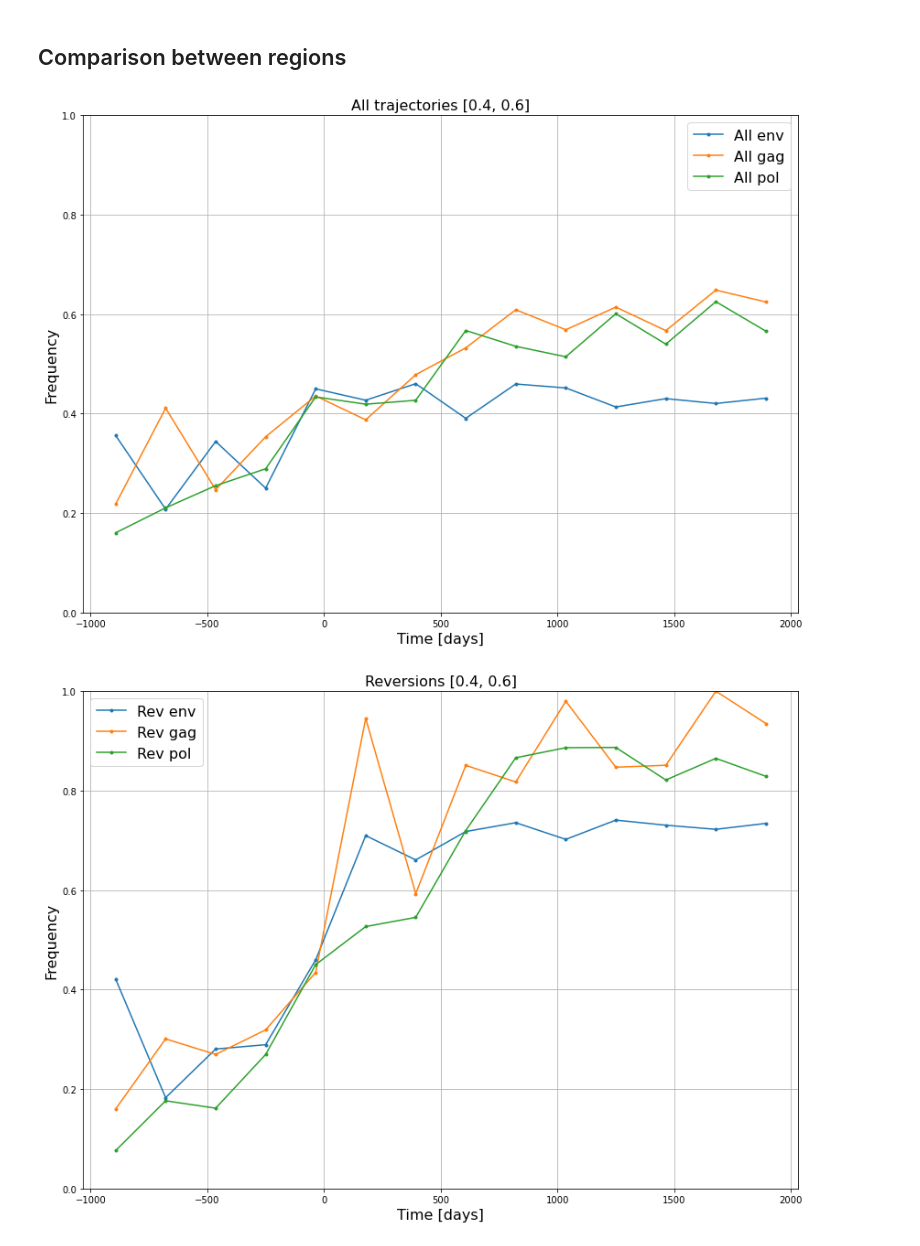
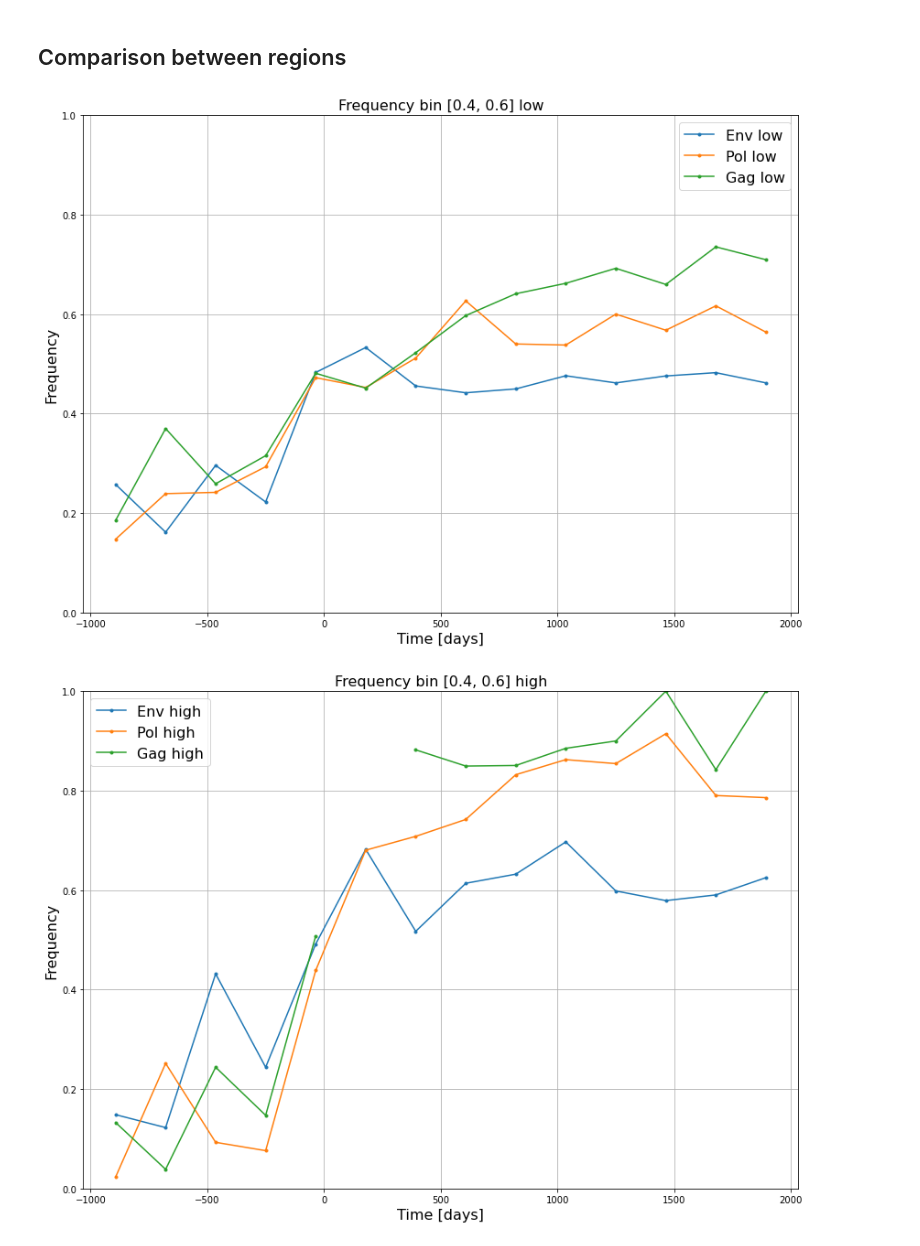
Before and after one commit to neherlab/HIVEVO_recombination, a Jupyter notebook: notebooks/Fitness.ipynb, the cells around one changed output. Cells and saved outputs as stored; diff of their text form; code cells hidden in the pictures.

Commit message:
Region comparison plots

```diff
--- a/notebooks/Fitness.ipynb
+++ b/notebooks/Fitness.ipynb
@@ -238,68 +238,31 @@ plt.show()
 [figure]
 # %% [markdown]
 ## Comparison between regions
-# %%
-patient_names = ["p1", "p2", "p3", "p4", "p5", "p6", "p8", "p9", "p11"]
-freq_range = [0.4, 0.5]
-nb_bins = 15
-fontsize = 16
-
-region = "env"
-trajectories = create_all_patient_trajectories(region, patient_names)
-rev_traj = copy.deepcopy([traj for traj in trajectories if traj.reversion == True])
-rev_syn_traj = copy.deepcopy([traj for traj in rev_traj if traj.synonymous == True])
-rev_non_syn_traj = copy.deepcopy([traj for traj in rev_traj if traj.synonymous == False])
-time_bins, mean_rev1 = get_mean_in_time(rev_traj, nb_bins, freq_range)
-time_bins, mean_rev_syn1 = get_mean_in_time(rev_syn_traj, nb_bins, freq_range)
-_, mean_all1 = get_mean_in_time(trajectories, nb_bins, freq_range)
-time_bins, mean_rev_non_syn1 = get_mean_in_time(rev_non_syn_traj, nb_bins, freq_range)
-
-
-region = "gag"
-trajectories = create_all_patient_trajectories(region, patient_names)
-rev_traj = copy.deepcopy([traj for traj in trajectories if traj.reversion == True])
-rev_syn_traj = copy.deepcopy([traj for traj in rev_traj if traj.synonymous == True])
-rev_non_syn_traj = copy.deepcopy([traj for traj in rev_traj if traj.synonymous == False])
-time_bins, mean_rev2 = get_mean_in_time(rev_traj, nb_bins, freq_range)
-time_bins, mean_rev_syn2 = get_mean_in_time(rev_syn_traj, nb_bins, freq_range)
-_, mean_all2 = get_mean_in_time(trajectories, nb_bins, freq_range)
-time_bins, mean_rev_non_syn2 = get_mean_in_time(rev_non_syn_traj, nb_bins, freq_range)
-
-
-region = "pol"
-trajectories = create_all_patient_trajectories(region, patient_names)
-rev_traj = copy.deepcopy([traj for traj in trajectories if traj.reversion == True])
-rev_syn_traj = copy.deepcopy([traj for traj in rev_traj if traj.synonymous == True])
-rev_non_syn_traj = copy.deepcopy([traj for traj in rev_traj if traj.synonymous == False])
-time_bins, mean_rev3 = get_mean_in_time(rev_traj, nb_bins, freq_range)
-time_bins, mean_rev_syn3 = get_mean_in_time(rev_syn_traj, nb_bins, freq_range)
-_, mean_all3 = get_mean_in_time(trajectories, nb_bins, freq_range)
-time_bins, mean_rev_non_syn3 = get_mean_in_time(rev_non_syn_traj, nb_bins, freq_range)
 # %%
 plt.figure(figsize=(14,10))
-plt.plot(time_bins, mean_all1, '.-', label="All env")
-plt.plot(time_bins, mean_all2, '.-', label="All gag")
-plt.plot(time_bins, mean_all3, '.-', label="All pol")
+plt.plot(time_bins, mean_env_low2, '.-', label="Env low")
+plt.plot(time_bins, mean_pol_low2, '.-', label="Pol low")
+plt.plot(time_bins, mean_gag_low2, '.-', label="Gag low")
 plt.xlabel("Time [days]", fontsize=fontsize)
 plt.ylabel("Frequency", fontsize=fontsize)
 plt.legend(fontsize=fontsize)
-plt.title(f"All trajectories [0.4, 0.6]", fontsize=fontsize)
+plt.title(f"Frequency bin [0.4, 0.6] low", fontsize=fontsize)
 plt.ylim([0,1])
 plt.grid()
 plt.show()
 # %% [output]
-[figure, old version]
+[figure, new version]
 # %%
 plt.figure(figsize=(14,10))
-plt.plot(time_bins, mean_rev1, '.-', label="Rev env")
-plt.plot(time_bins, mean_rev2, '.-', label="Rev gag")
-plt.plot(time_bins, mean_rev3, '.-', label="Rev pol")
+plt.plot(time_bins, mean_env_high2, '.-', label="Env high")
+plt.plot(time_bins, mean_pol_high2, '.-', label="Pol high")
+plt.plot(time_bins, mean_gag_high2, '.-', label="Gag high")
 plt.xlabel("Time [days]", fontsize=fontsize)
 plt.ylabel("Frequency", fontsize=fontsize)
 plt.legend(fontsize=fontsize)
-plt.title(f"Reversions [0.4, 0.6]", fontsize=fontsize)
+plt.title(f"Frequency bin [0.4, 0.6] high", fontsize=fontsize)
 plt.ylim([0,1])
 plt.grid()
 plt.show()
 # %% [output]
-[figure, old version]
+[figure, new version]
```
Also changed, not shown: parts of 2 cells of this notebook.
